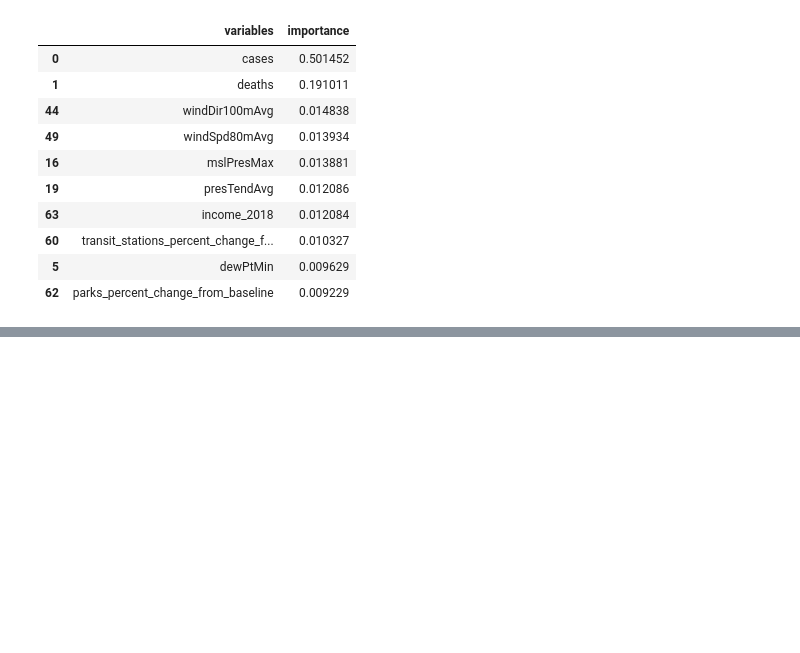
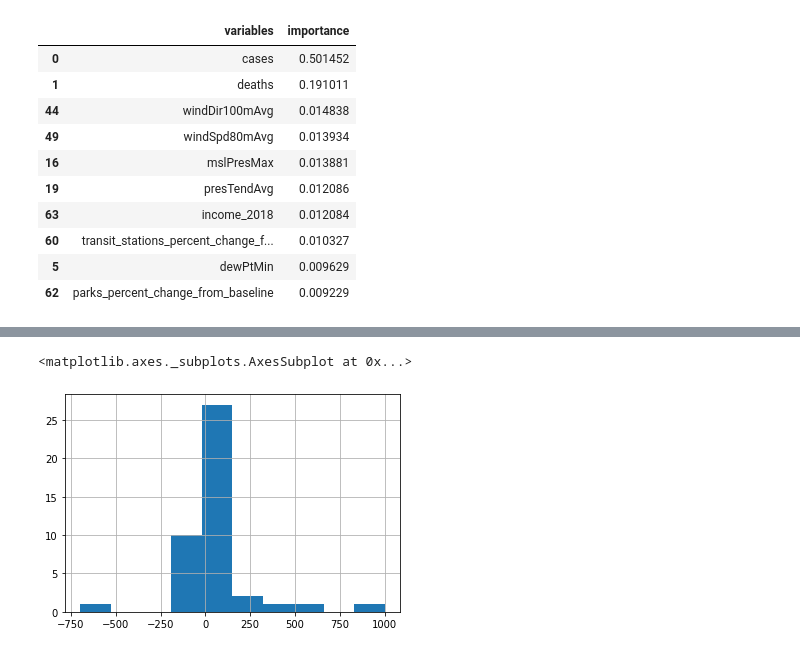
Before and after one commit to TianyuanCai/covid19, a Jupyter notebook: model/trees.ipynb, the cells around one changed output, grey strips where cells are left out. Drawn from its saved outputs; the diff is of its cells as text; code cells hidden in the pictures; blank space fills up the shorter version.

```diff
--- a/model/trees.ipynb
+++ b/model/trees.ipynb
@@ -169,0 +284,6 @@ R-squared for Test: 0.62
+# %%
+random_grid = {'max_depth': [1, 3, 5, None],
+              'max_features': ['auto', 'sqrt'],
+             'min_samples_leaf': [1, 5, 10],
+             'min_samples_split': [2, 4, 8, 12],
+             'n_estimators': [10, 50, 100, 200, 500]}
@@ -169,0 +309,11 @@ R-squared for Test: 0.62
+# %%
+rf = rf_random.best_estimator_
+rf.fit(X_train, y_train)
+print("Out-of-bag Accuracy: %.4f" % rf.oob_score_)
+print("R-squared for Train: %.2f" % rf.score(X_train, y_train))
+print("R-squared for Test: %.4f" % rf.score(X_test, y_test))
+y_pred = gbr.predict(X_test)
+# Calculate the absolute errors
+mae = round(np.mean(abs(y_pred - y_test)),2)
+# Print out the mean absolute error (mae)
+print('Mean Absolute Error:', mae, 'cases.')
@@ -205,0 +330,14 @@ array([ 23.99168236,  22.69439417,  54.60163697,  27.07693476,
+# %%
+# cases
+gb_hyperparameters = {
+    "n_estimators": [10, 50, 100, 200, 500, 1000],
+    "min_samples_split" : [2, 5, 7],
+    'learning_rate': [0.01, 0.05, 0.1, 0.2],
+    "min_samples_leaf": [1, 2, 3]
+}
+
+gbr = GradientBoostingRegressor()
+gs = GridSearchCV(estimator=gbr, param_grid=gb_hyperparameters, scoring='neg_mean_squared_error', cv=3, n_jobs=-1)
+gs = gs.fit(X_train, y_train)
+
+gs.best_params_
@@ -205,0 +379,11 @@ array([ 23.99168236,  22.69439417,  54.60163697,  27.07693476,
+# %%
+gbr = GradientBoostingRegressor(learning_rate = 0.05, min_samples_leaf = 1, min_samples_split= 5, n_estimators = 1000)
+gbr.fit(X_train, y_train)
+
+print("R-squared for Train: %.2f" % gbr.score(X_train, y_train))
+print("R-squared for Test: %.2f" % gbr.score(X_test, y_test))
+y_pred = gbr.predict(X_test)
+# Calculate the absolute errors
+mae = round(np.mean(abs(y_pred - y_test)),2)
+# Print out the mean absolute error (mae)
+print('Mean Absolute Error:', mae, 'cases.')
@@ -205,0 +403,6 @@ array([ 23.99168236,  22.69439417,  54.60163697,  27.07693476,
+# %%
+residuals = y_pred - y_test
+residuals.hist()
+# %% [output]
+<matplotlib.axes._subplots.AxesSubplot at 0x...>
+[figure, added]
```
Also changed, not shown: parts of 50 cells of this notebook.
